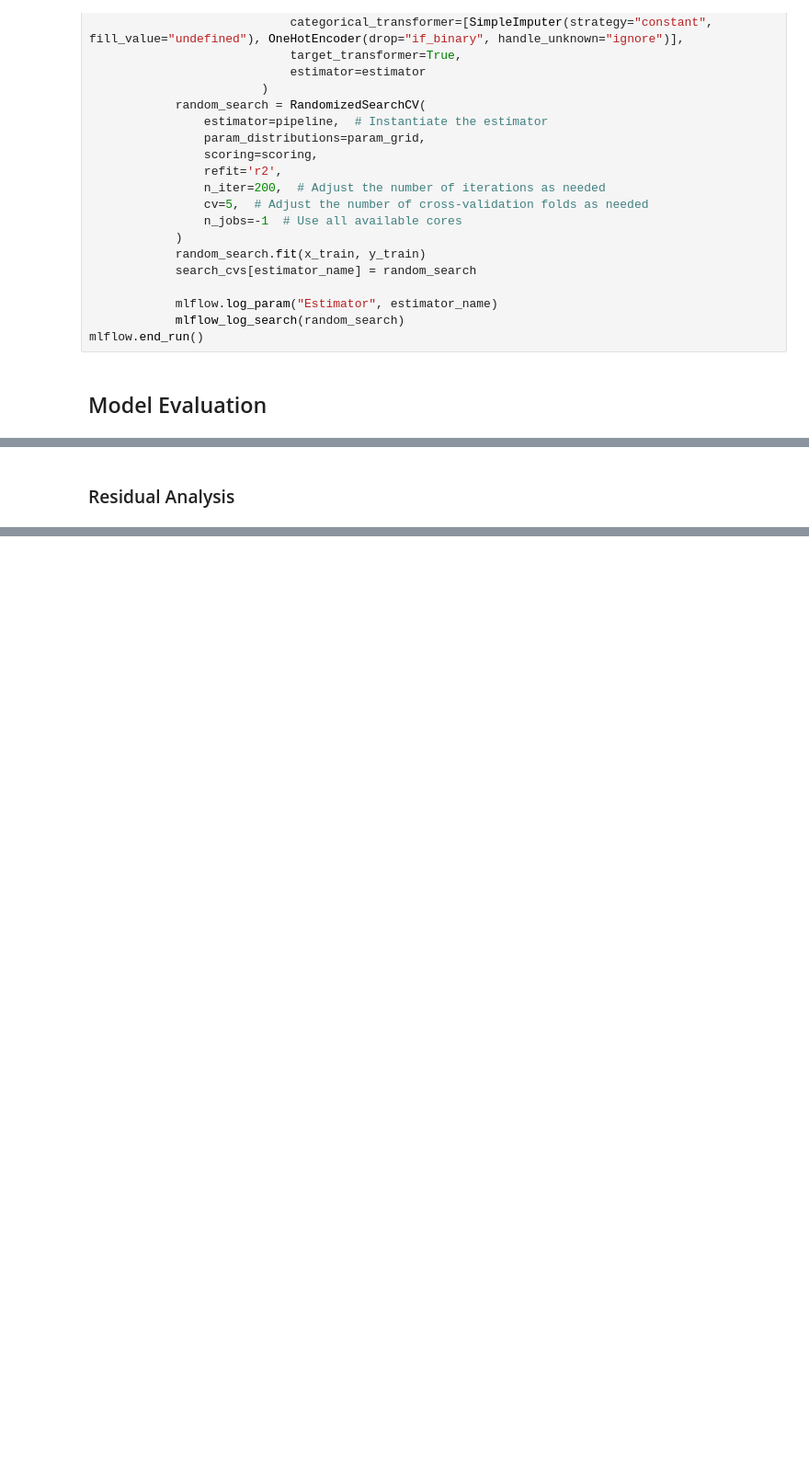
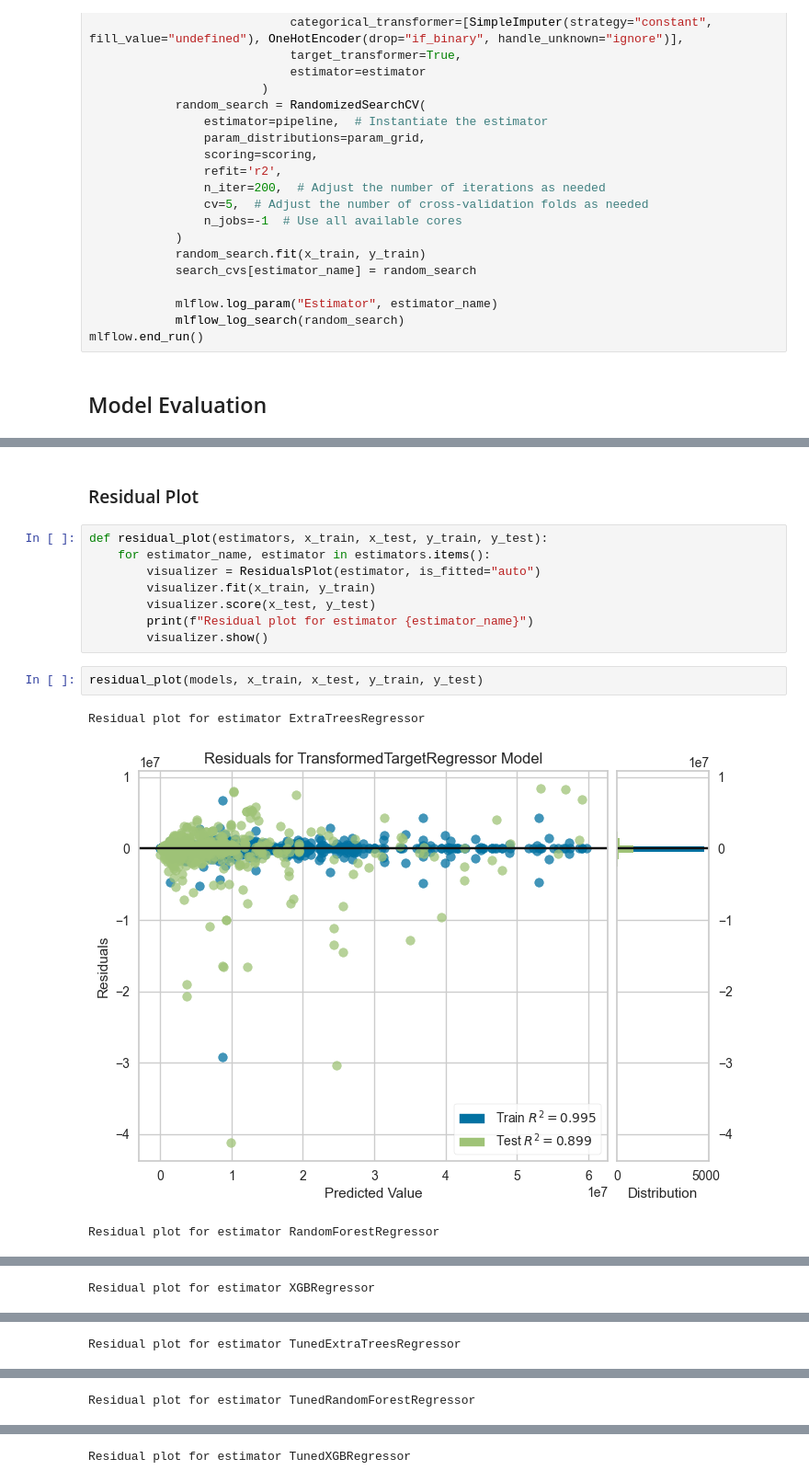
Before and after one commit to M888-kdm/Building-Energy-Prediction, a Jupyter notebook: notebooks/main.ipynb, the cells around one changed output, grey strips where cells are left out. Shown: that part at 92% size. Drawn from its saved outputs; the diff is of its cells as text; blank space fills up the shorter version.

```diff
--- a/notebooks/main.ipynb
+++ b/notebooks/main.ipynb
@@ -674,2 +719,16 @@ mlflow.end_run()
 # %% [markdown]
-### Residual Analysis
+### Residual Plot
+# %%
+def residual_plot(estimators, x_train, x_test, y_train, y_test):
+    for estimator_name, estimator in estimators.items():
+        visualizer = ResidualsPlot(estimator, is_fitted="auto")
+        visualizer.fit(x_train, y_train)
+        visualizer.score(x_test, y_test)
+        print(f"Residual plot for estimator {estimator_name}")
+        visualizer.show()
+# %%
+residual_plot(models, x_train, x_test, y_train, y_test)
+# %% [output]
+Residual plot for estimator ExtraTreesRegressor
+[figure, added]
+Residual plot for estimator RandomForestRegressor
@@ -675,0 +736 @@ mlflow.end_run()
+Residual plot for estimator XGBRegressor
@@ -675,0 +738 @@ mlflow.end_run()
+Residual plot for estimator TunedExtraTreesRegressor
@@ -675,0 +740 @@ mlflow.end_run()
+Residual plot for estimator TunedRandomForestRegressor
@@ -675,0 +742 @@ mlflow.end_run()
+Residual plot for estimator TunedXGBRegressor
```
Also changed, not shown: parts of 15 cells of this notebook.
